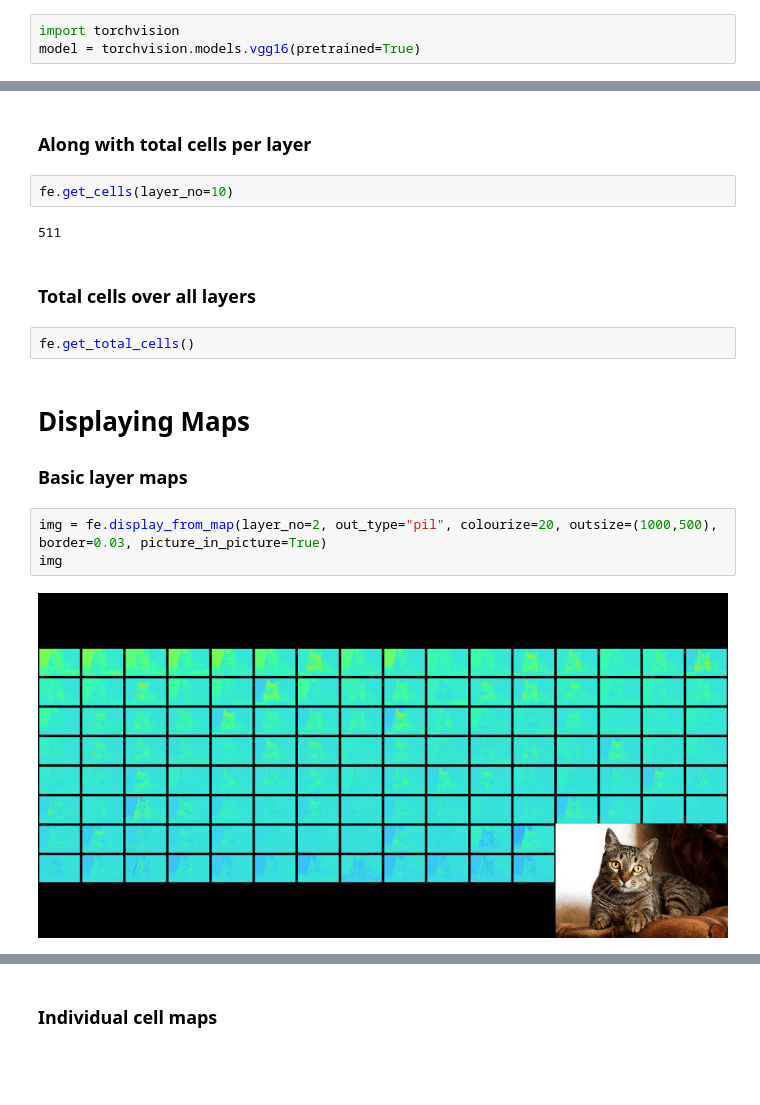
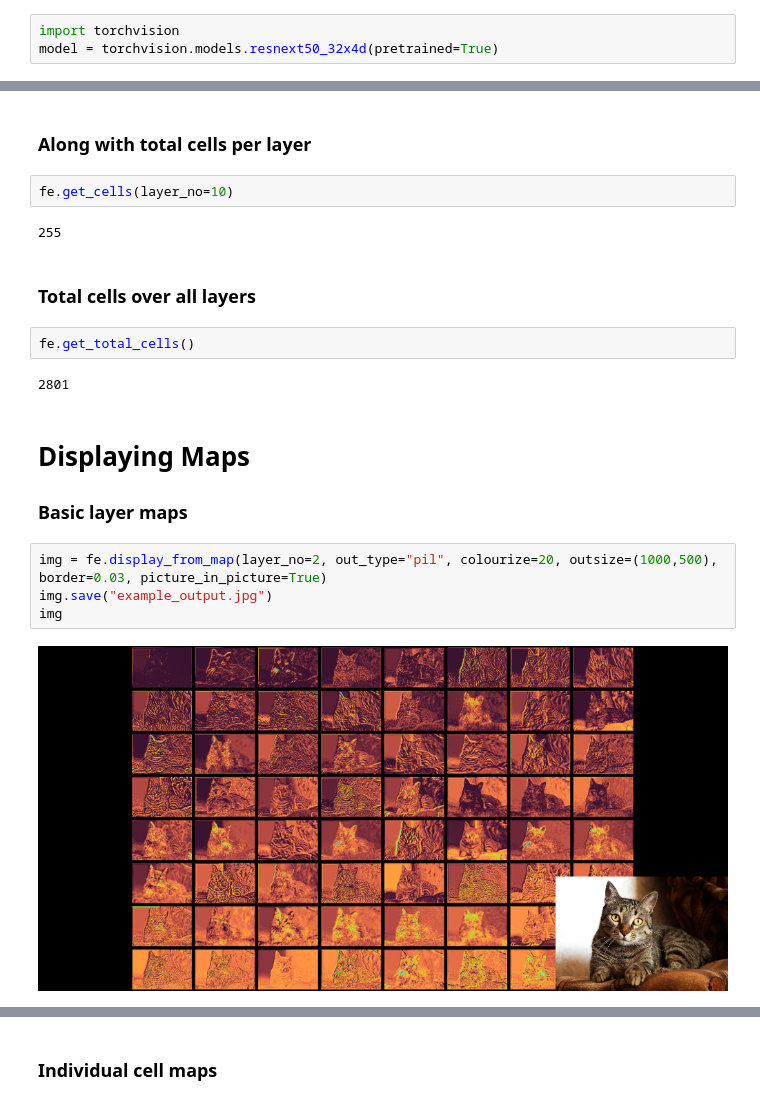
Before and after one commit to arched-dev/mapextrackt, a Jupyter notebook: examples/examples.ipynb, the cells around one changed output, grey strips where cells are left out. Drawn from its saved outputs; the diff is of its cells as text; blank space fills up the shorter version.

```diff
--- a/examples/examples.ipynb
+++ b/examples/examples.ipynb
@@ -4,7 +4,7 @@
 > First import your model
 # %%
 import torchvision
-model = torchvision.models.vgg16(pretrained=True)
+model = torchvision.models.resnext50_32x4d(pretrained=True)
 # %% [markdown]
 > Import MapExtract's Feature Extractor
 # %%
@@ -24,19 +26,22 @@ fe.layers
 # %%
 fe.get_cells(layer_no=10)
 # %% [output]
-511
+255
 # %% [markdown]
 ### Total cells over all layers
 # %%
 fe.get_total_cells()
+# %% [output]
+2801
 # %% [markdown]
 # Displaying Maps
 
 ### Basic layer maps
 # %%
 img = fe.display_from_map(layer_no=2, out_type="pil", colourize=20, outsize=(1000,500), border=0.03, picture_in_picture=True)
+img.save("example_output.jpg")
 img
 # %% [output]
-[figure, old version]
+[figure, new version]
 # %%
 img = fe.display_from_map(layer_no=5, out_type="pil", colourize=15, outsize=(1000,500), border=0.06, picture_in_picture=True)
```
Also changed, not shown: parts of 15 cells of this notebook, 4 other files.
